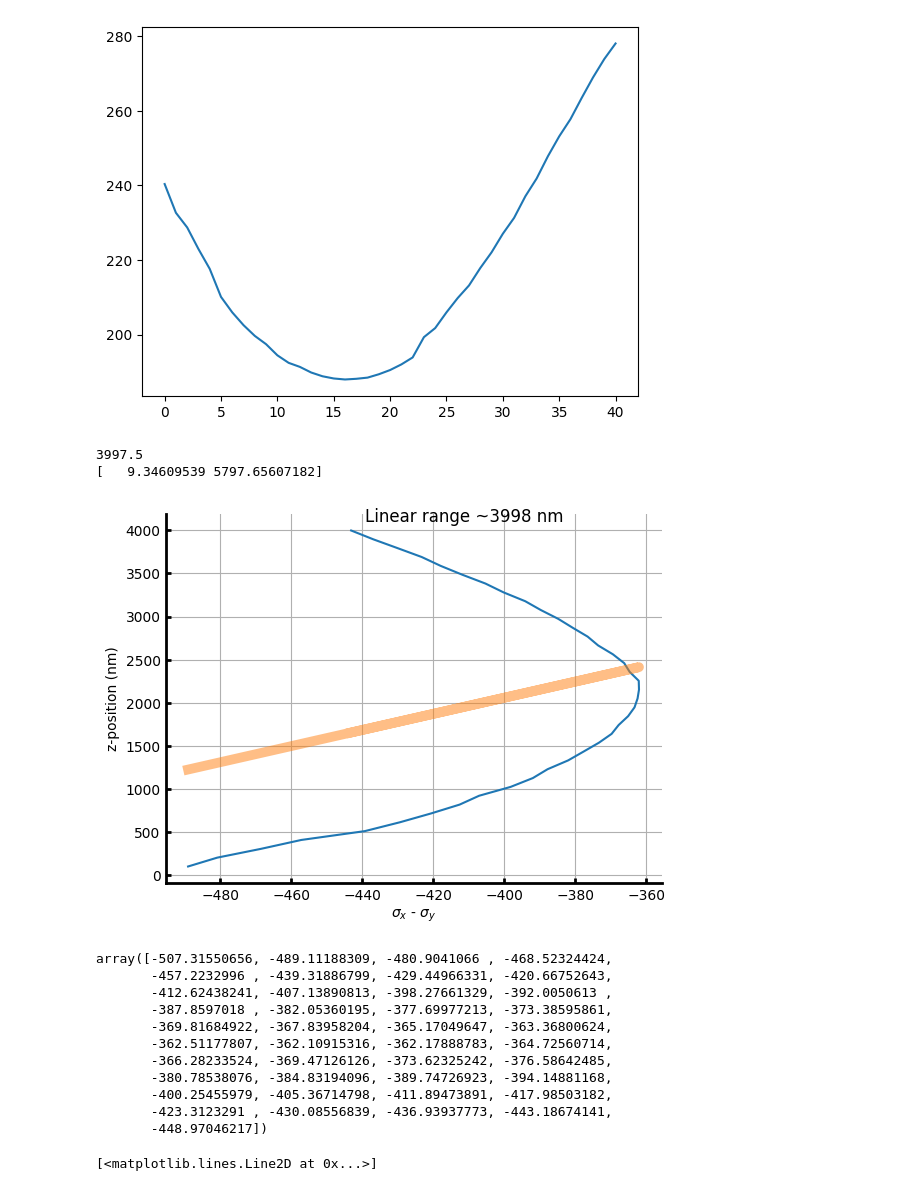
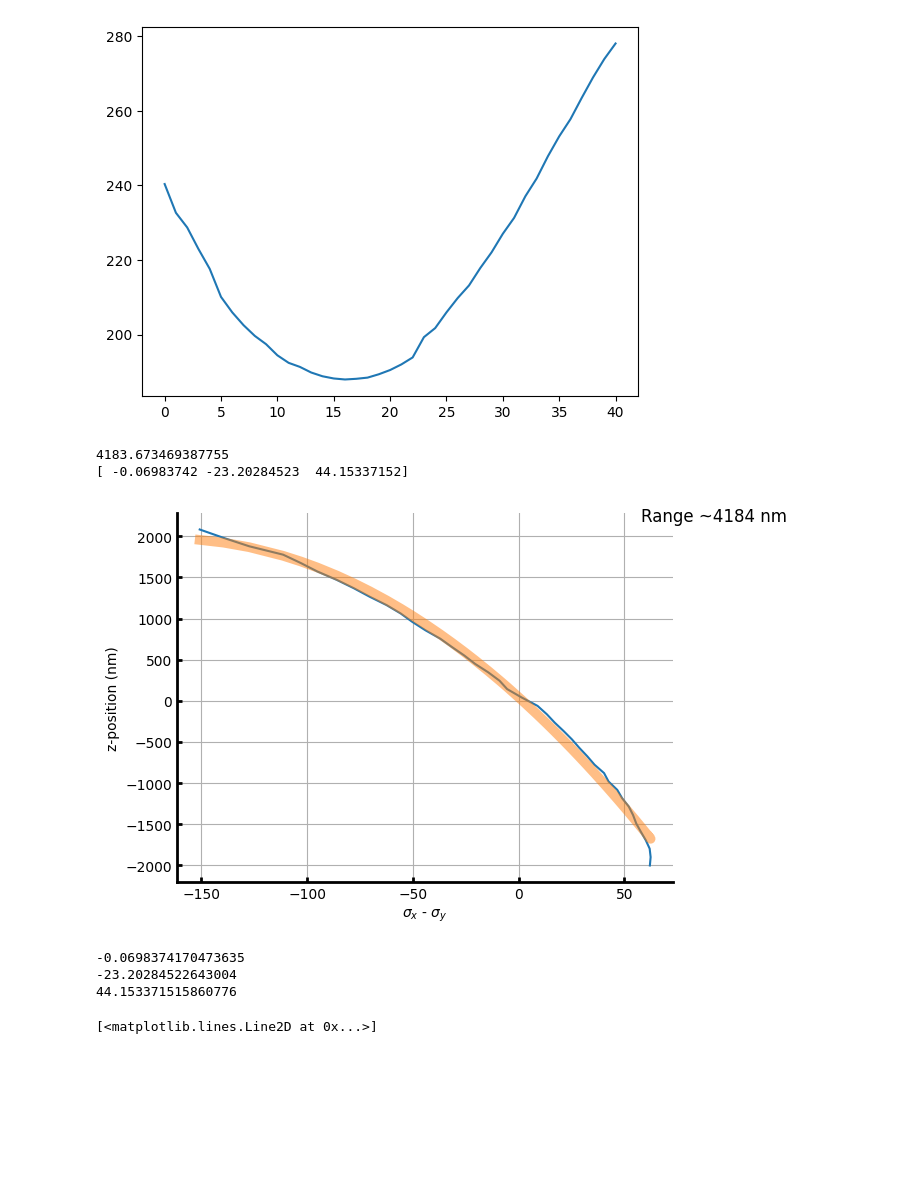
Before and after one commit to simonecoppola/led-autofocus, a Jupyter notebook: examples/calibration_notebook.ipynb, the cells around one changed output. Saved outputs shown, nothing was run; the diff lists cells and outputs as text; code cells hidden in the pictures; blank space fills up the shorter version.

Commit message:
feat: add better calibration notebook

```diff
--- a/examples/calibration_notebook.ipynb
+++ b/examples/calibration_notebook.ipynb
@@ -4,13 +4,13 @@ import ipywidgets as widgets
 from skimage.io import imread
 import matplotlib.pyplot as plt
 # %%
-stack = imread(r"Z:\Shared363\data\Coppola-Simone\0_DATA\openframe\240902 autofocus calibration\6um_range_100nm_steps_2\6um_range_100nm_steps_2_MMStack_Pos0.ome.tif")
+stack = imread(r"Z:\Shared363\data\Coppola-Simone\0_DATA\openframe\240902 autofocus calibration\6um_range_100nm_steps_new_1\6um_range_100nm_steps_new_1_MMStack_Pos0.ome.tif")
 # %%
 # get the projection of the 0th axis for all frames
 proj_0 = []
 proj_1 = []
 
-for i in range(0, 41):
+for i in range(0, 50):
     proj_0.append(np.sum(stack[i], axis=0))
     proj_1.append(np.sum(stack[i], axis=1))
 # %%
@@ -83,63 +83,57 @@ plt.plot(std_proj_1)
 # %%
 std0 = np.array(std_proj_0)
 std1 = np.array(std_proj_1)
-x = np.linspace(0, std0.shape[0], std0.shape[0]) * 100
-sp = 1
-ep = 40
+x = np.linspace(0, std0.shape[0], std0.shape[0]) * 100 - 2000
+sp = 0
+ep = 41
 # sub = std0[sp:ep] - std1[sp:ep]
 sub = std0 - std1
 
 x_new = np.linspace(sub[ep-1], sub[sp+1], 100)
-p3 = np.polyfit(sub[sp:ep], x[sp:ep], 1)
+p3 = np.polyfit(sub[sp:ep], x[sp:ep], 2)
 
 lin_range = x[ep]-x[sp]
 print(x[ep]-x[sp])
 
 print(p3)
 
 
 
 fig, ax = plt.subplots()
 ax.plot(sub[sp:ep], x[sp:ep])
 
 ax.plot(sub[sp:ep], np.polyval(p3, sub[sp:ep]), '-', linewidth=7, alpha=0.5)
 ax.plot(sub[sp-2:ep+2], np.polyval(p3, sub[sp-2:ep+2]), 'r--')
-ax.text(sub[sp+4], x[ep], f"Linear range ~{lin_range:.0f} nm", fontsize=12)
+ax.text(sub[sp+4], x[ep], f"Range ~{lin_range:.0f} nm", fontsize=12)
 ax.grid()
 
 # set linewidth of axes
 for axis in ['bottom','left']:
     ax.spines[axis].set_linewidth(2)
 
 # set ticks inwards
 ax.xaxis.set_tick_params(width=2, direction='in')
 ax.yaxis.set_tick_params(width=2, direction='in')
 
 # hide top and right axes
 ax.spines['top'].set_visible(False)
 ax.spines['right'].set_visible(False)
 
 
 
 ax.set_xlabel("$\sigma_{x}$ - $\sigma_{y}$")
 ax.set_ylabel("z-position (nm)")
 plt.show()
-sub
+print(p3[0])
+print(p3[1])
+print(p3[2])
 # %% [output]
-3997.5
-[   9.34609539 5797.65607182]
+4183.673469387755
+[ -0.06983742 -23.20284523  44.15337152]
-[figure, old version]
+[figure, new version]
-array([-507.31550656, -489.11188309, -480.9041066 , -468.52324424,
-       -457.2232996 , -439.31886799, -429.44966331, -420.66752643,
-       -412.62438241, -407.13890813, -398.27661329, -392.0050613 ,
-       -387.8597018 , -382.05360195, -377.69977213, -373.38595861,
-       -369.81684922, -367.83958204, -365.17049647, -363.36800624,
-       -362.51177807, -362.10915316, -362.17888783, -364.72560714,
-       -366.28233524, -369.47126126, -373.62325242, -376.58642485,
-       -380.78538076, -384.83194096, -389.74726923, -394.14881168,
-       -400.25455979, -405.36714798, -411.89473891, -417.98503182,
-       -423.3123291 , -430.08556839, -436.93937773, -443.18674141,
-       -448.97046217])
+-0.0698374170473635
+-23.20284522643004
+44.153371515860776
 # %%
 plt.figure()
 plt.plot(sub[sp-2:ep+2], np.polyval([p3[0], 0], sub[sp-2:ep+2]), 'r--')
```
Also changed, not shown: parts of 2 cells of this notebook.
